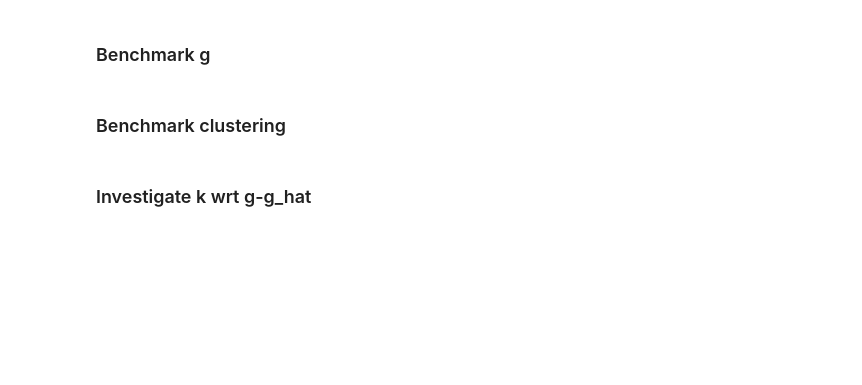
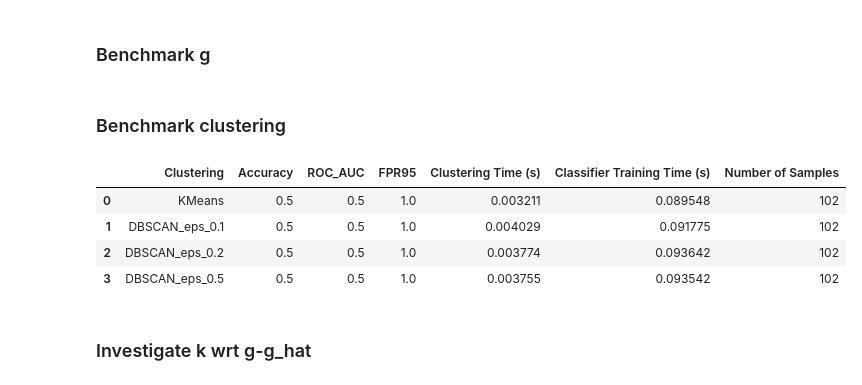
Before and after one commit to microsoft/geospatial-ood-detection, a Jupyter notebook: notebooks/xbd_experiments.ipynb, the cells around one changed output. Cells and saved outputs as stored; diff of their text form; code cells hidden in the pictures; blank space fills up the shorter version.

```diff
--- a/notebooks/xbd_experiments.ipynb
+++ b/notebooks/xbd_experiments.ipynb
@@ -238,16 +207,0 @@ classifier_benchmark_df = benchmark_classifiers(
-# %%
-clustering_methods = {
-    "KMeans": KMeans(n_clusters=3, init="k-means++", random_state=42),
-    "DBSCAN_eps_0.1": DBSCAN(eps=0.1, min_samples=5),
-    "DBSCAN_eps_0.2": DBSCAN(eps=0.2, min_samples=5),
-    "DBSCAN_eps_0.5": DBSCAN(eps=0.5, min_samples=5),
-}
-
-# A fixed classifier
-classifier = RandomForestClassifier(
-    n_estimators=100, class_weight="balanced", random_state=42
-)
-
-clustering_benchmark_df = benchmark_clustering_methods(
-    X, y, test_size, k, M, clustering_methods, classifier
-)
@@ -448,21 +344,20 @@ classifier_benchmark_df = benchmark_classifiers(
 # %% [markdown]
 ### Benchmark clustering
-# %%
-clustering_methods = {
-    "KMeans": KMeans(n_clusters=3, init="k-means++", random_state=42),
-    "DBSCAN_eps_0.1": DBSCAN(eps=0.1, min_samples=5),
-    "DBSCAN_eps_0.2": DBSCAN(eps=0.2, min_samples=5),
-    "DBSCAN_eps_0.5": DBSCAN(eps=0.5, min_samples=5),
-}
-
-# A fixed classifier
-classifier = RandomForestClassifier(
-    n_estimators=100, class_weight="balanced", random_state=42
-)
-
-clustering_benchmark_df = benchmark_clustering_methods(
-    X, y, test_size, k, M, clustering_methods, classifier
-)
+# %%
+# A fixed classifier
+classifier = classifiers['RandomForest']
+
+clustering_benchmark_df = benchmark_clustering_methods(
+    X, y, test_size, k, M, clustering_methods, classifier
+)
+
+clustering_benchmark_df
+# %% [output]
+|  | Clustering | Accuracy | ROC_AUC | FPR95 | Clustering Time (s) | Classifier Training Time (s) | Number of Samples |
+| 0 | KMeans | 0.5 | 0.5 | 1.0 | 0.003211 | 0.089548 | 102 |
+| 1 | DBSCAN_eps_0.1 | 0.5 | 0.5 | 1.0 | 0.004029 | 0.091775 | 102 |
+| 2 | DBSCAN_eps_0.2 | 0.5 | 0.5 | 1.0 | 0.003774 | 0.093642 | 102 |
+| 3 | DBSCAN_eps_0.5 | 0.5 | 0.5 | 1.0 | 0.003755 | 0.093542 | 102 |
 # %% [markdown]
 ### Investigate k wrt g-g_hat
 # %%
```
Also changed, not shown: parts of 100 cells of this notebook, 7 other files.
